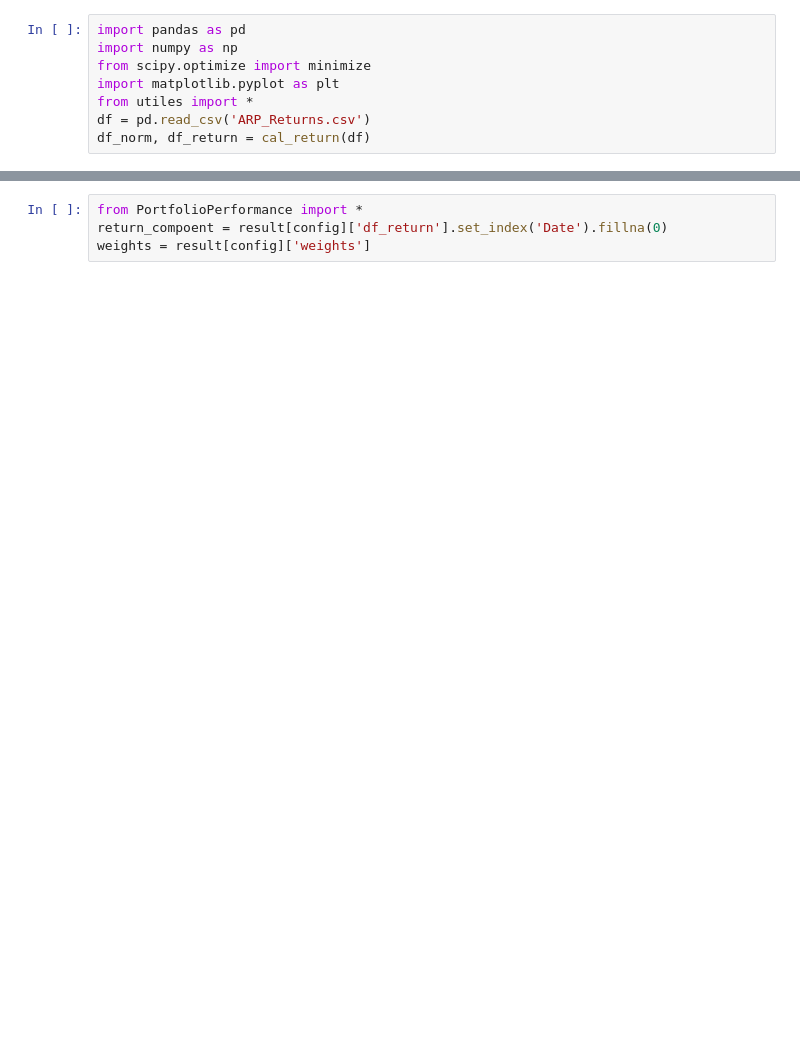
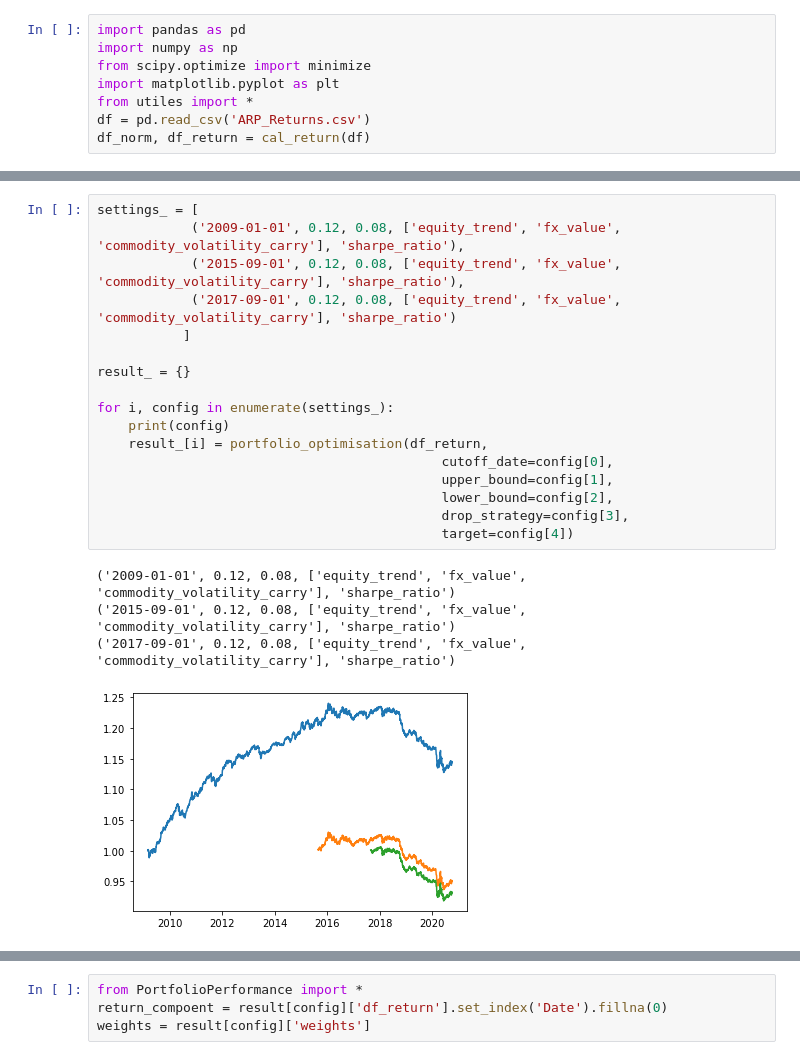
Before and after one commit to shenyifan17/combine_strategies, a Jupyter notebook: optimise.ipynb, the cells around one changed output, grey strips where cells are left out. Cells and saved outputs as stored; diff of their text form; blank space fills up the shorter version.

```diff
--- a/optimise.ipynb
+++ b/optimise.ipynb
@@ -26,2 +56,24 @@ result = {}
+# %%
+settings_ = [
+            ('2009-01-01', 0.12, 0.08, ['equity_trend', 'fx_value', 'commodity_volatility_carry'], 'sharpe_ratio'),
+            ('2015-09-01', 0.12, 0.08, ['equity_trend', 'fx_value', 'commodity_volatility_carry'], 'sharpe_ratio'),
+            ('2017-09-01', 0.12, 0.08, ['equity_trend', 'fx_value', 'commodity_volatility_carry'], 'sharpe_ratio')
+           ]
+
+result_ = {}
+
+for i, config in enumerate(settings_):
+    print(config)
+    result_[i] = portfolio_optimisation(df_return,
+                                            cutoff_date=config[0],
+                                            upper_bound=config[1],
+                                            lower_bound=config[2],
+                                            drop_strategy=config[3],
+                                            target=config[4])
+# %% [output]
+('2009-01-01', 0.12, 0.08, ['equity_trend', 'fx_value', 'commodity_volatility_carry'], 'sharpe_ratio')
+('2015-09-01', 0.12, 0.08, ['equity_trend', 'fx_value', 'commodity_volatility_carry'], 'sharpe_ratio')
+('2017-09-01', 0.12, 0.08, ['equity_trend', 'fx_value', 'commodity_volatility_carry'], 'sharpe_ratio')
+[figure, added]
 # %%
 %%time
```
Also changed, not shown: parts of 23 cells of this notebook.
